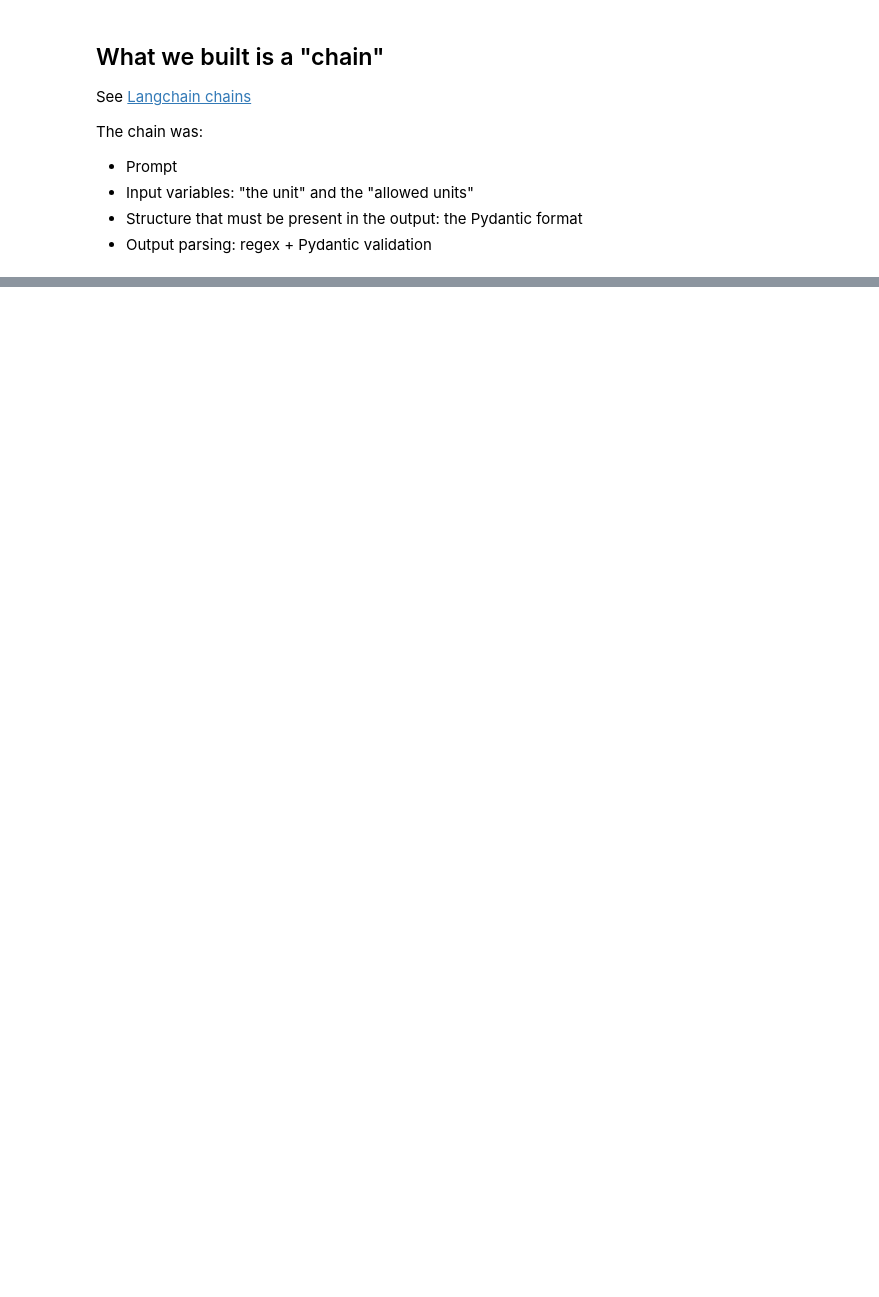
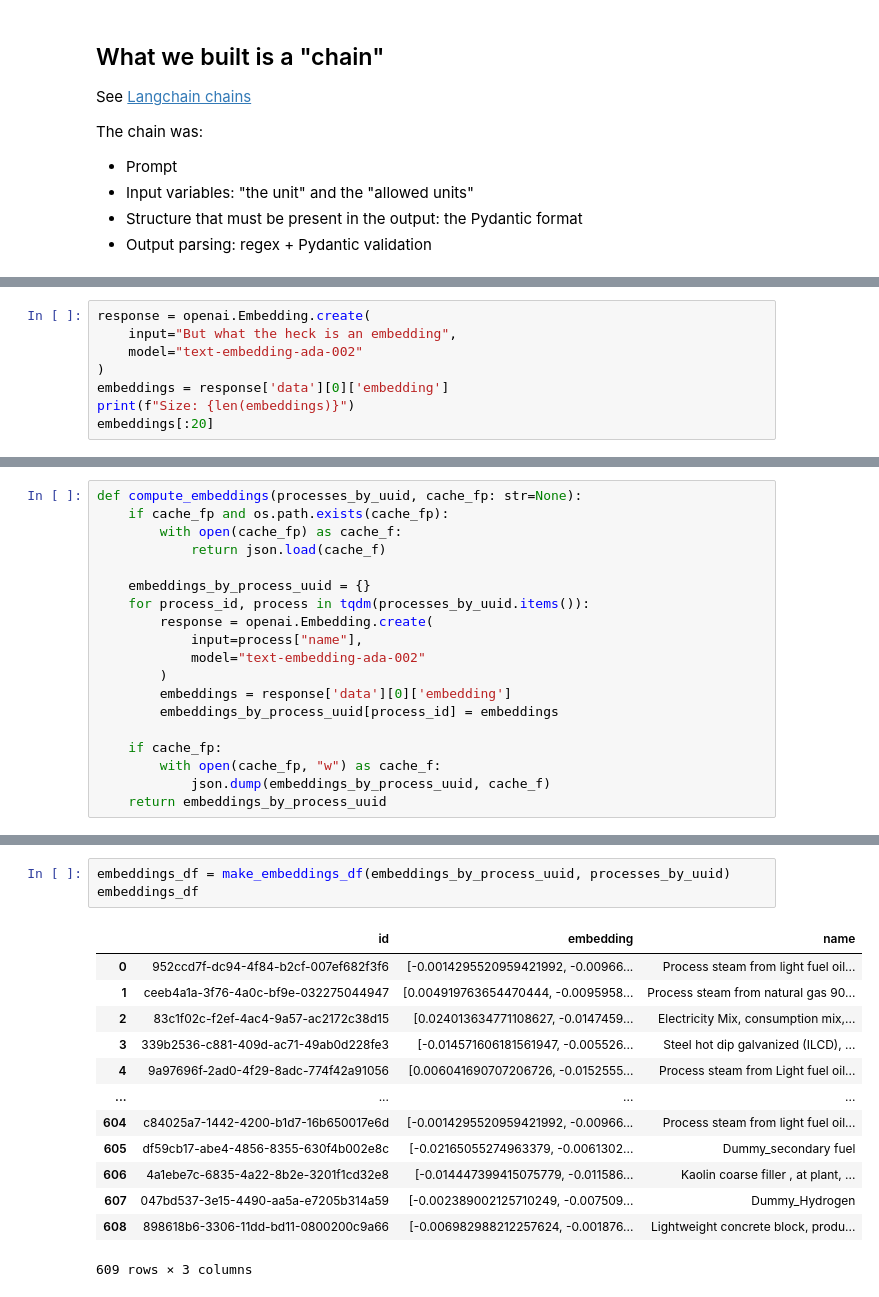
Before and after one commit to Depart-de-Sentier/brightcon-2023-talks, a Jupyter notebook: talks/llm_tuesday_9_15am/LLM-LCA-Brightcon-2023.ipynb, the cells around one changed output, grey strips where cells are left out. Drawn from its saved outputs; the diff is of its cells as text; blank space fills up the shorter version.

```diff
--- a/talks/llm_tuesday_9_15am/LLM-LCA-Brightcon-2023.ipynb
+++ b/talks/llm_tuesday_9_15am/LLM-LCA-Brightcon-2023.ipynb
@@ -965,0 +1182,8 @@ The chain was:
+# %%
+response = openai.Embedding.create(
+    input="But what the heck is an embedding",
+    model="text-embedding-ada-002"
+)
+embeddings = response['data'][0]['embedding']
+print(f"Size: {len(embeddings)}")
+embeddings[:20]
@@ -965,0 +1212,19 @@ The chain was:
+# %%
+def compute_embeddings(processes_by_uuid, cache_fp: str=None):
+    if cache_fp and os.path.exists(cache_fp):
+        with open(cache_fp) as cache_f:
+            return json.load(cache_f)
+
+    embeddings_by_process_uuid = {}
+    for process_id, process in tqdm(processes_by_uuid.items()):
+        response = openai.Embedding.create(
+            input=process["name"],
+            model="text-embedding-ada-002"
+        )
+        embeddings = response['data'][0]['embedding']
+        embeddings_by_process_uuid[process_id] = embeddings
+
+    if cache_fp:
+        with open(cache_fp, "w") as cache_f:
+            json.dump(embeddings_by_process_uuid, cache_f)
+    return embeddings_by_process_uuid
@@ -965,0 +1248,17 @@ The chain was:
+# %%
+embeddings_df = make_embeddings_df(embeddings_by_process_uuid, processes_by_uuid)
+embeddings_df
+# %% [output]
+|  | id | embedding | name |
+| 0 | 952ccd7f-dc94-4f84-b2cf-007ef682f3f6 | [-0.0014295520959421992, -0.00966... | Process steam from light fuel oil... |
+| 1 | ceeb4a1a-3f76-4a0c-bf9e-032275044947 | [0.004919763654470444, -0.0095958... | Process steam from natural gas 90... |
+| 2 | 83c1f02c-f2ef-4ac4-9a57-ac2172c38d15 | [0.024013634771108627, -0.0147459... | Electricity Mix, consumption mix,... |
+| 3 | 339b2536-c881-409d-ac71-49ab0d228fe3 | [-0.014571606181561947, -0.005526... | Steel hot dip galvanized (ILCD), ... |
+| 4 | 9a97696f-2ad0-4f29-8adc-774f42a91056 | [0.006041690707206726, -0.0152555... | Process steam from Light fuel oil... |
+| ... | ... | ... | ... |
+| 604 | c84025a7-1442-4200-b1d7-16b650017e6d | [-0.0014295520959421992, -0.00966... | Process steam from light fuel oil... |
+| 605 | df59cb17-abe4-4856-8355-630f4b002e8c | [-0.02165055274963379, -0.0061302... | Dummy_secondary fuel |
+| 606 | 4a1ebe7c-6835-4a22-8b2e-3201f1cd32e8 | [-0.014447399415075779, -0.011586... | Kaolin coarse filler , at plant, ... |
+| 607 | 047bd537-3e15-4490-aa5a-e7205b314a59 | [-0.002389002125710249, -0.007509... | Dummy_Hydrogen |
+| 608 | 898618b6-3306-11dd-bd11-0800200c9a66 | [-0.006982988212257624, -0.001876... | Lightweight concrete block, produ... |
+609 rows × 3 columns
```
Also changed, not shown: parts of 45 cells of this notebook, 4 other files.
